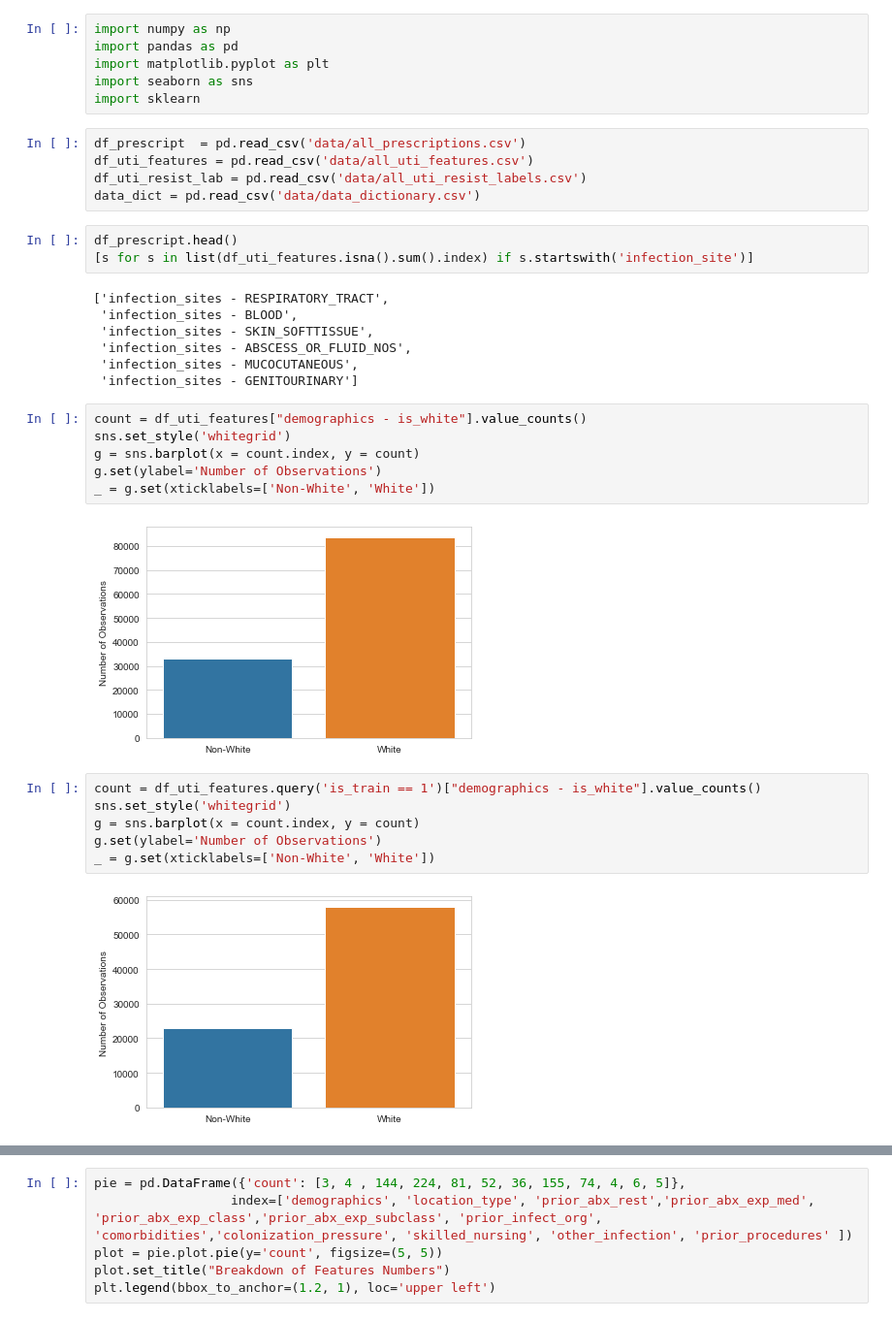
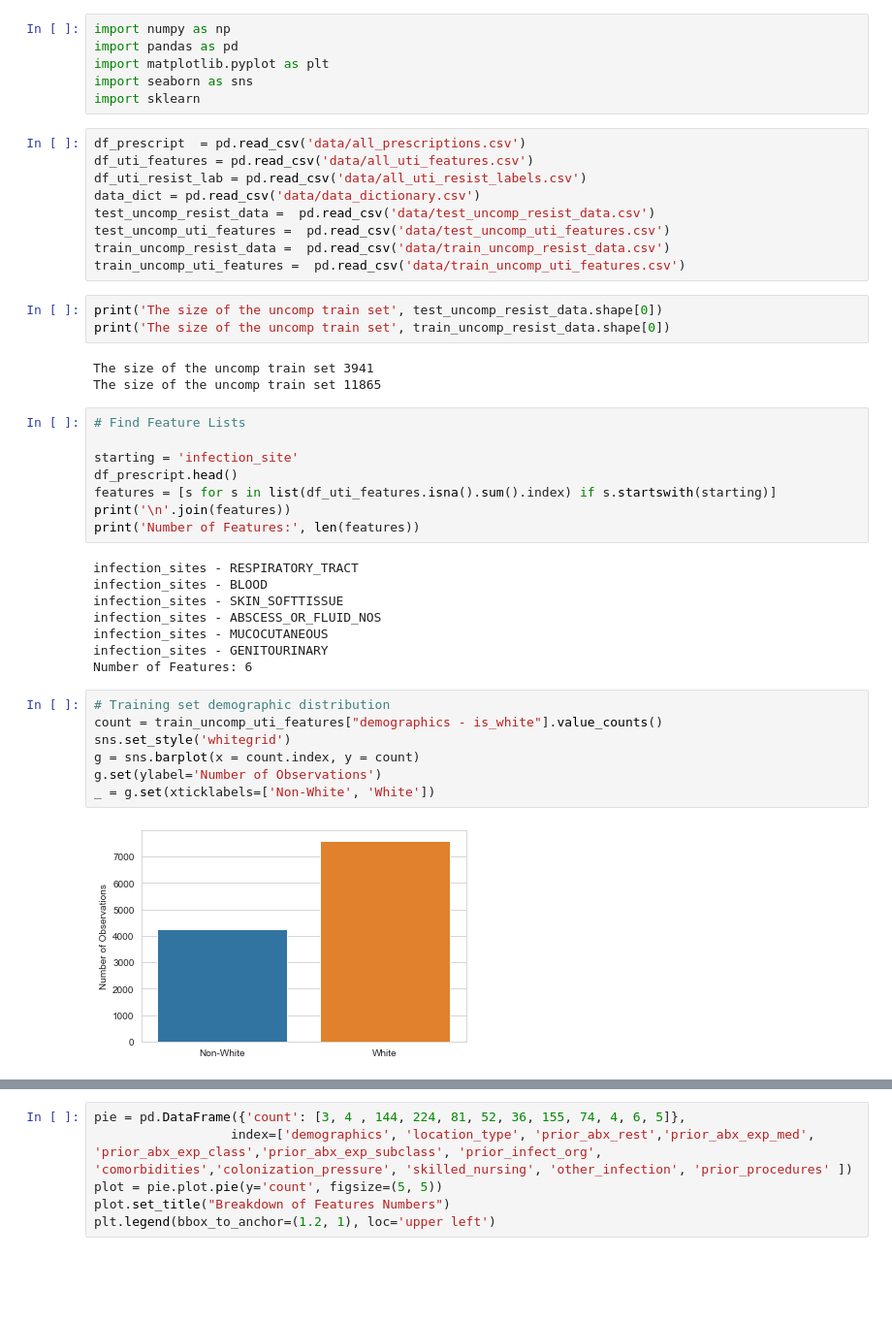
Before and after one commit to garrett-yoon/amr-uti-thesis, a Jupyter notebook: main.ipynb, the cells around one changed output, grey strips where cells are left out. Shown at 97% size. Saved outputs shown, nothing was run; the diff lists cells and outputs as text; blank space fills up the shorter version.

```diff
--- a/main.ipynb
+++ b/main.ipynb
@@ -9,29 +9,38 @@ df_prescript  = pd.read_csv('data/all_prescriptions.csv')
 df_uti_features = pd.read_csv('data/all_uti_features.csv')
 df_uti_resist_lab = pd.read_csv('data/all_uti_resist_labels.csv')
 data_dict = pd.read_csv('data/data_dictionary.csv')
+test_uncomp_resist_data =  pd.read_csv('data/test_uncomp_resist_data.csv')
+test_uncomp_uti_features =  pd.read_csv('data/test_uncomp_uti_features.csv')
+train_uncomp_resist_data =  pd.read_csv('data/train_uncomp_resist_data.csv')
+train_uncomp_uti_features =  pd.read_csv('data/train_uncomp_uti_features.csv')
+# %%
+print('The size of the uncomp train set', test_uncomp_resist_data.shape[0])
+print('The size of the uncomp train set', train_uncomp_resist_data.shape[0])
+# %% [output]
+The size of the uncomp train set 3941
+The size of the uncomp train set 11865
 # %%
+# Find Feature Lists
+
+starting = 'infection_site'
 df_prescript.head()
-[s for s in list(df_uti_features.isna().sum().index) if s.startswith('infection_site')]
+features = [s for s in list(df_uti_features.isna().sum().index) if s.startswith(starting)]
+print('\n'.join(features))
+print('Number of Features:', len(features))
 # %% [output]
-['infection_sites - RESPIRATORY_TRACT',
- 'infection_sites - BLOOD',
- 'infection_sites - SKIN_SOFTTISSUE',
- 'infection_sites - ABSCESS_OR_FLUID_NOS',
- 'infection_sites - MUCOCUTANEOUS',
- 'infection_sites - GENITOURINARY']
+infection_sites - RESPIRATORY_TRACT
+infection_sites - BLOOD
+infection_sites - SKIN_SOFTTISSUE
+infection_sites - ABSCESS_OR_FLUID_NOS
+infection_sites - MUCOCUTANEOUS
+infection_sites - GENITOURINARY
+Number of Features: 6
 # %%
-count = df_uti_features["demographics - is_white"].value_counts()
+# Training set demographic distribution
+count = train_uncomp_uti_features["demographics - is_white"].value_counts()
 sns.set_style('whitegrid')
 g = sns.barplot(x = count.index, y = count)
 g.set(ylabel='Number of Observations')
 _ = g.set(xticklabels=['Non-White', 'White'])
 # %% [output]
-[figure, old version]
+[figure, new version]
-# %%
-count = df_uti_features.query('is_train == 1')["demographics - is_white"].value_counts()
-sns.set_style('whitegrid')
-g = sns.barplot(x = count.index, y = count)
-g.set(ylabel='Number of Observations')
-_ = g.set(xticklabels=['Non-White', 'White'])
-# %% [output]
-[figure, removed]
```
Also changed, not shown: parts of 4 cells of this notebook, 4 other files.
